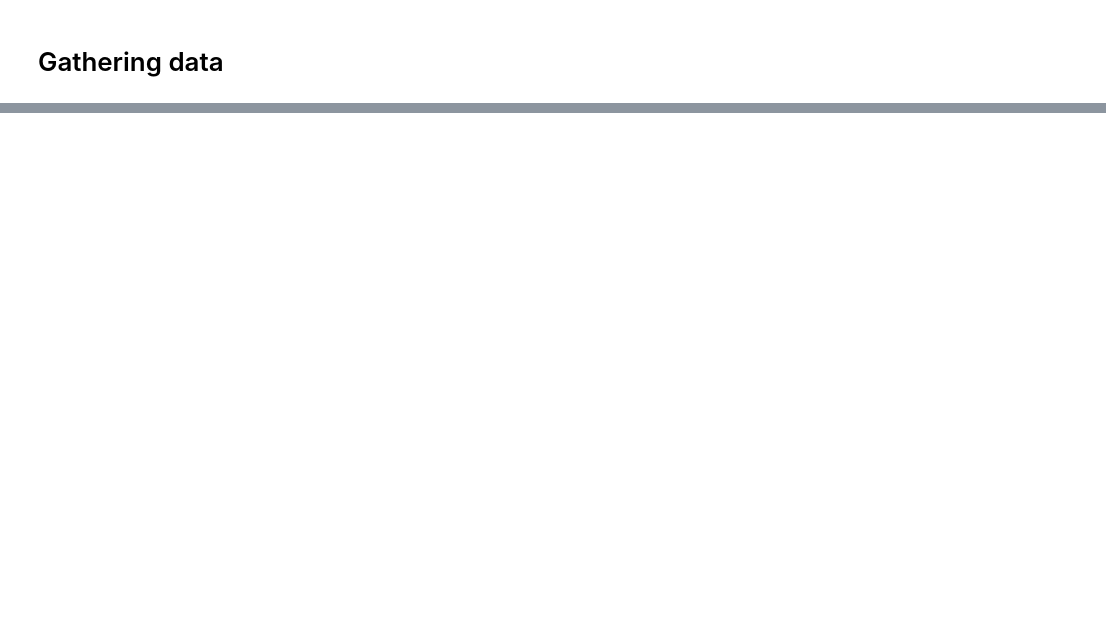
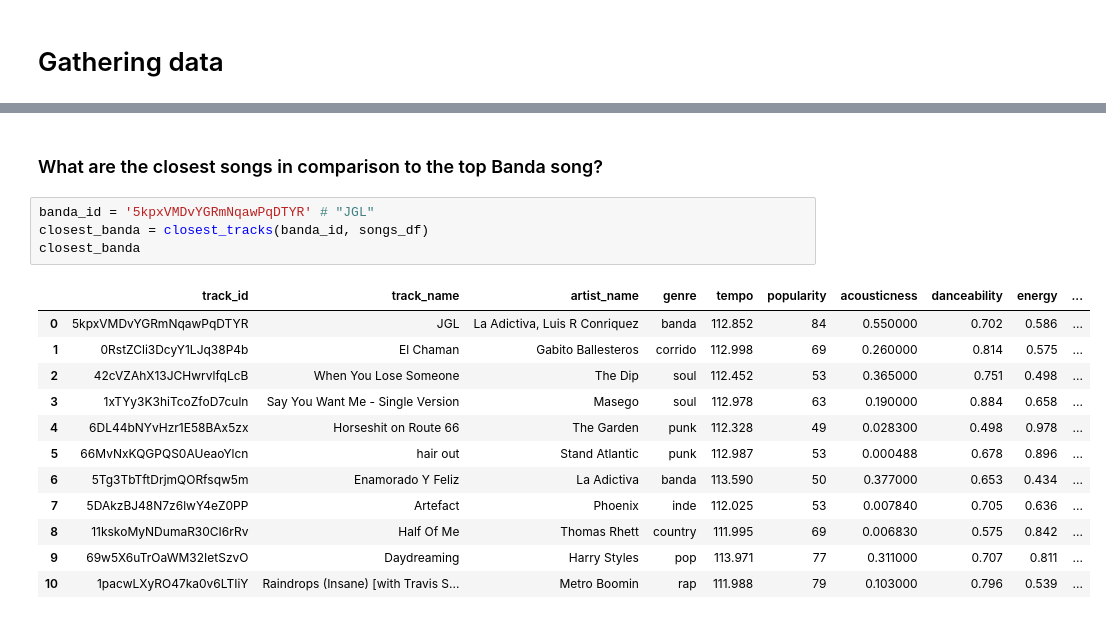
Before and after one commit to GuntherChung/INST414_A3, a Jupyter notebook: Assignment_3_Work.ipynb, the cells around one changed output, grey strips where cells are left out. Cells and saved outputs as stored; diff of their text form; blank space fills up the shorter version.

```diff
--- a/Assignment_3_Work.ipynb
+++ b/Assignment_3_Work.ipynb
@@ -256,0 +231,19 @@ Top 5 songs most similar to the song with the lowest tempo:
+# %% [markdown]
+### What are the closest songs in comparison to the top Banda song?
+# %%
+banda_id = '5kpxVMDvYGRmNqawPqDTYR' # "JGL"
+closest_banda = closest_tracks(banda_id, songs_df)
+closest_banda
+# %% [output]
+|  | track_id | track_name | artist_name | genre | tempo | popularity | acousticness | danceability | energy | ... |
+| 0 | 5kpxVMDvYGRmNqawPqDTYR | JGL | La Adictiva, Luis R Conriquez | banda | 112.852 | 84 | 0.550000 | 0.702 | 0.586 | ... |
+| 1 | 0RstZCli3DcyY1LJq38P4b | El Chaman | Gabito Ballesteros | corrido | 112.998 | 69 | 0.260000 | 0.814 | 0.575 | ... |
+| 2 | 42cVZAhX13JCHwrvlfqLcB | When You Lose Someone | The Dip | soul | 112.452 | 53 | 0.365000 | 0.751 | 0.498 | ... |
+| 3 | 1xTYy3K3hiTcoZfoD7culn | Say You Want Me - Single Version | Masego | soul | 112.978 | 63 | 0.190000 | 0.884 | 0.658 | ... |
+| 4 | 6DL44bNYvHzr1E58BAx5zx | Horseshit on Route 66 | The Garden | punk | 112.328 | 49 | 0.028300 | 0.498 | 0.978 | ... |
+| 5 | 66MvNxKQGPQS0AUeaoYlcn | hair out | Stand Atlantic | punk | 112.987 | 53 | 0.000488 | 0.678 | 0.896 | ... |
+| 6 | 5Tg3TbTftDrjmQORfsqw5m | Enamorado Y Feliz | La Adictiva | banda | 113.590 | 50 | 0.377000 | 0.653 | 0.434 | ... |
+| 7 | 5DAkzBJ48N7z6lwY4eZ0PP | Artefact | Phoenix | inde | 112.025 | 53 | 0.007840 | 0.705 | 0.636 | ... |
+| 8 | 11kskoMyNDumaR30CI6rRv | Half Of Me | Thomas Rhett | country | 111.995 | 69 | 0.006830 | 0.575 | 0.842 | ... |
+| 9 | 69w5X6uTrOaWM32IetSzvO | Daydreaming | Harry Styles | pop | 113.971 | 77 | 0.311000 | 0.707 | 0.811 | ... |
+| 10 | 1pacwLXyRO47ka0v6LTIiY | Raindrops (Insane) [with Travis S... | Metro Boomin | rap | 111.988 | 79 | 0.103000 | 0.796 | 0.539 | ... |
```
Also changed, not shown: parts of 26 cells of this notebook, 1 other file.
